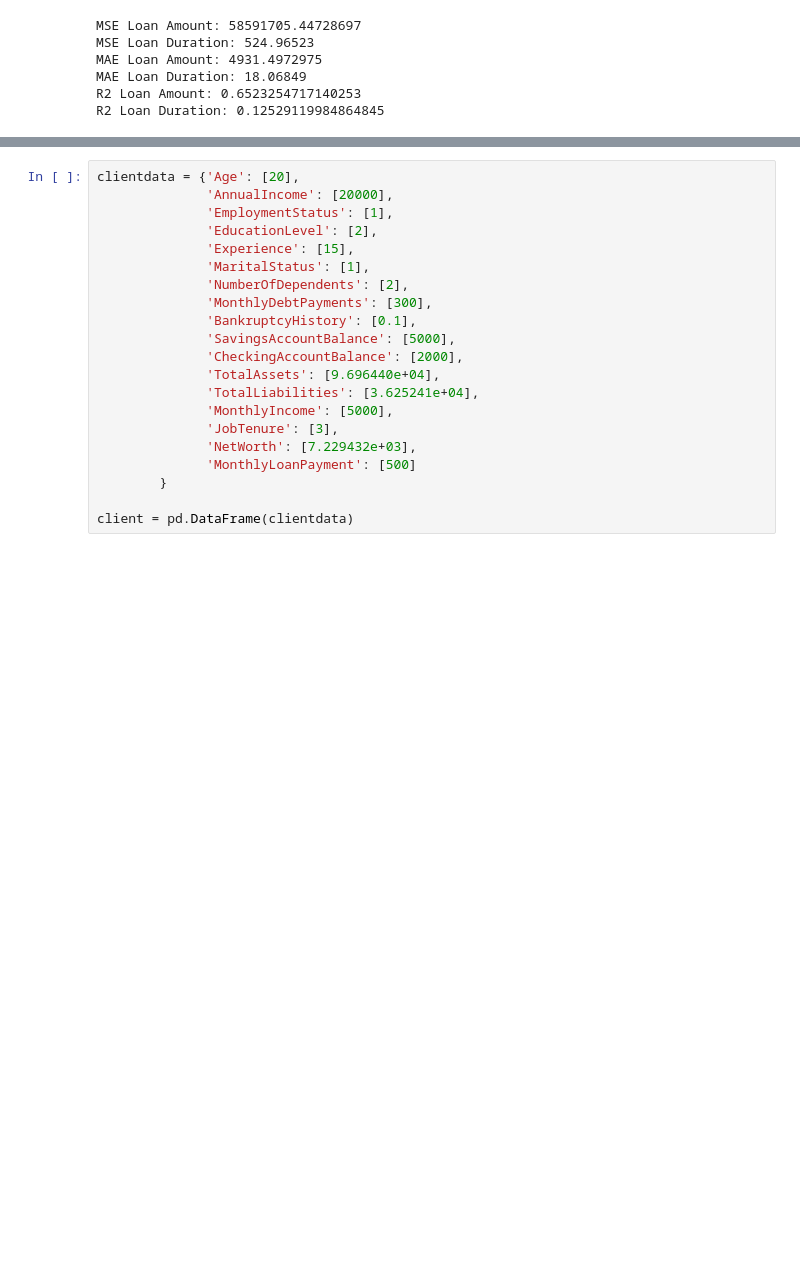
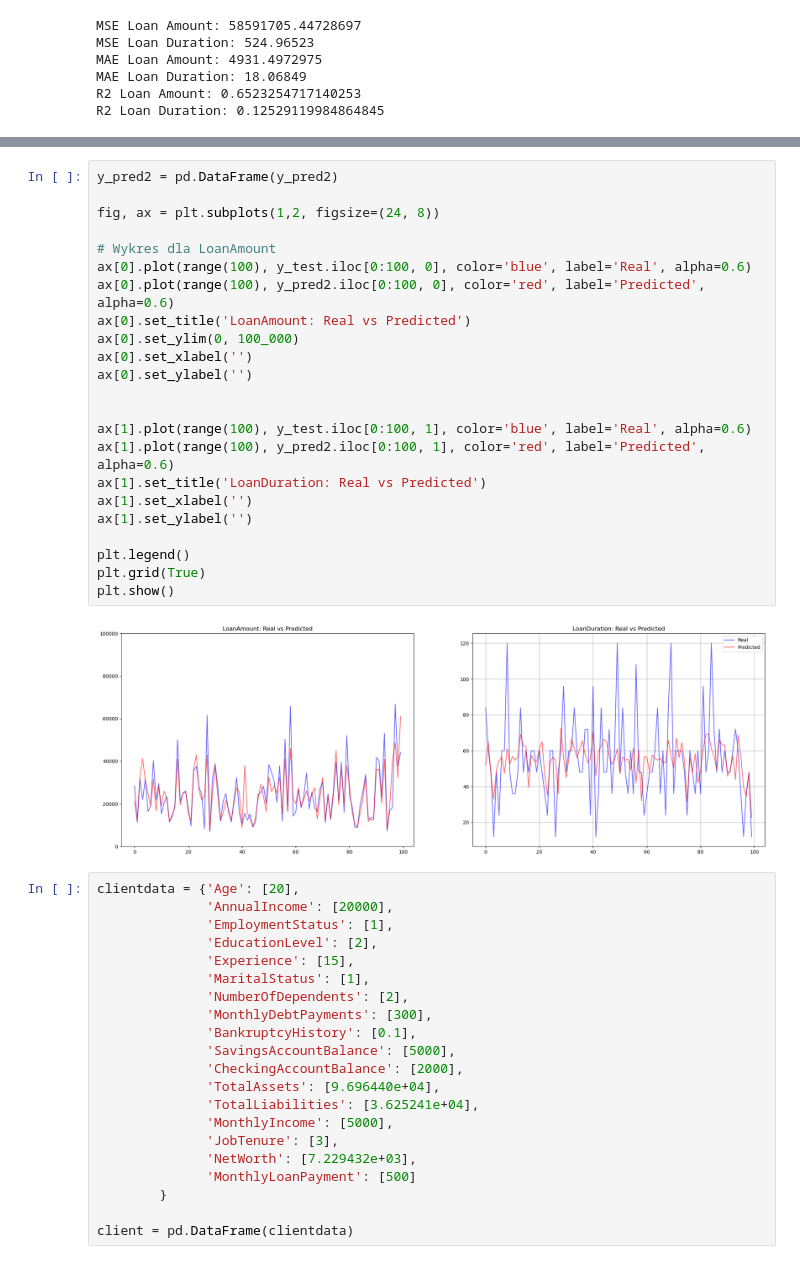
Before and after one commit to Perovsky56/BankLoanModel, a Jupyter notebook: BankLoan.ipynb, the cells around one changed output, grey strips where cells are left out. Saved outputs shown, nothing was run; the diff lists cells and outputs as text; blank space fills up the shorter version.

```diff
--- a/BankLoan.ipynb
+++ b/BankLoan.ipynb
@@ -282,6 +284,31 @@ plt.grid(True)
 plt.show()
 # %% [output]
 [figure]
+# %%
+y_pred2 = pd.DataFrame(y_pred2)
+
+fig, ax = plt.subplots(1,2, figsize=(24, 8))
+
+# Wykres dla LoanAmount
+ax[0].plot(range(100), y_test.iloc[0:100, 0], color='blue', label='Real', alpha=0.6)
+ax[0].plot(range(100), y_pred2.iloc[0:100, 0], color='red', label='Predicted', alpha=0.6)
+ax[0].set_title('LoanAmount: Real vs Predicted')
+ax[0].set_ylim(0, 100_000)
+ax[0].set_xlabel('')
+ax[0].set_ylabel('')
+
+
+ax[1].plot(range(100), y_test.iloc[0:100, 1], color='blue', label='Real', alpha=0.6)
+ax[1].plot(range(100), y_pred2.iloc[0:100, 1], color='red', label='Predicted', alpha=0.6)
+ax[1].set_title('LoanDuration: Real vs Predicted')
+ax[1].set_xlabel('')
+ax[1].set_ylabel('')
+
+plt.legend()
+plt.grid(True)
+plt.show()
+# %% [output]
+[figure, added]
 # %%
 clientdata = {'Age': [20],
               'AnnualIncome': [20000],
```
Also changed, not shown: parts of 14 cells of this notebook.
